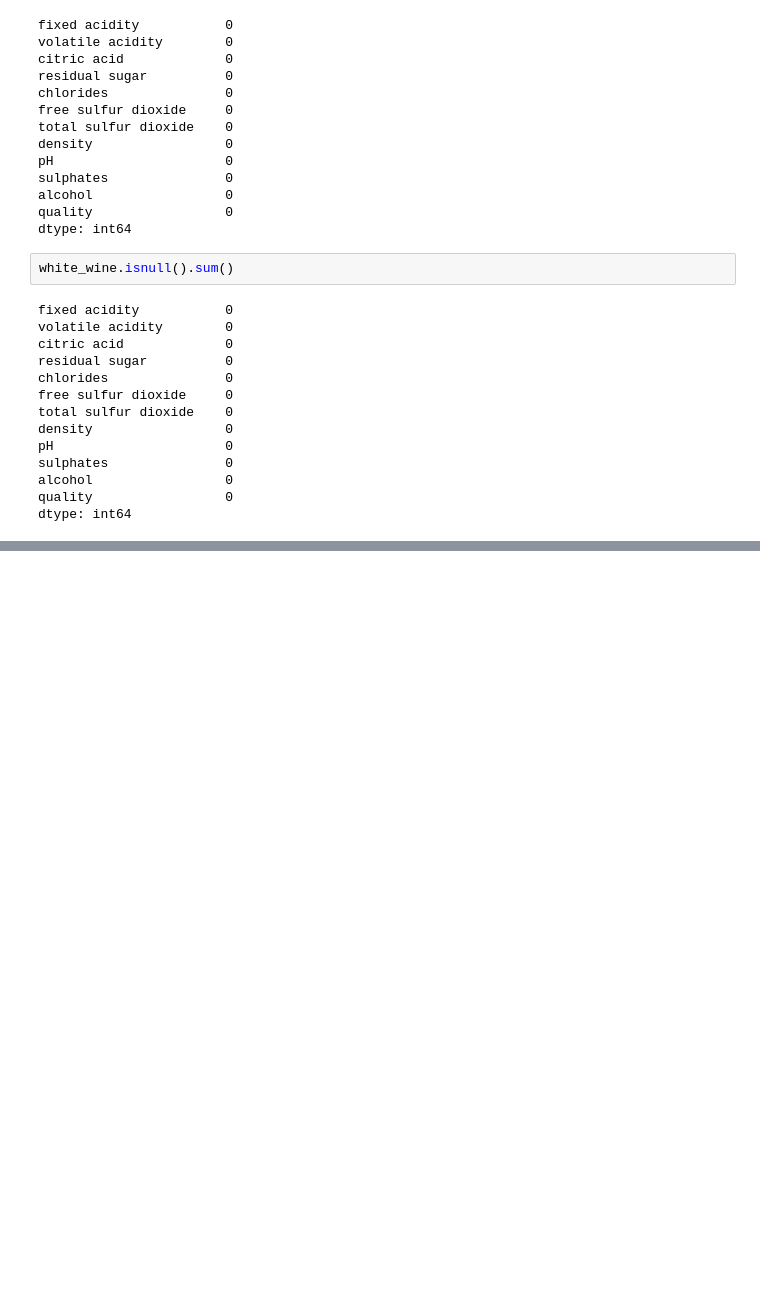
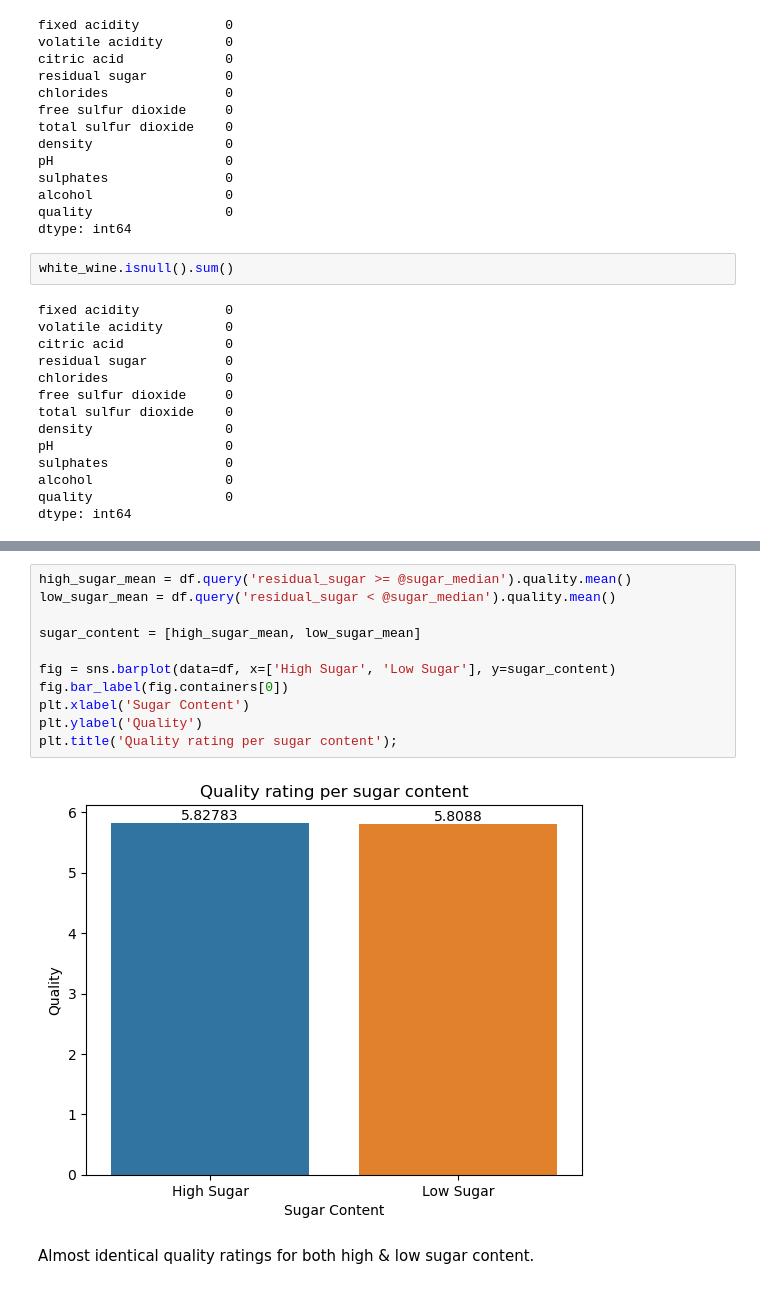
Before and after one commit to ahmed-abuelazm/wine_quality_data, a Jupyter notebook: analysis.ipynb, the cells around one changed output, grey strips where cells are left out. Drawn from its saved outputs; the diff is of its cells as text; blank space fills up the shorter version.

```diff
--- a/analysis.ipynb
+++ b/analysis.ipynb
@@ -124,0 +293,15 @@ dtype: int64
+# %%
+high_sugar_mean = df.query('residual_sugar >= @sugar_median').quality.mean()
+low_sugar_mean = df.query('residual_sugar < @sugar_median').quality.mean()
+
+sugar_content = [high_sugar_mean, low_sugar_mean]
+
+fig = sns.barplot(data=df, x=['High Sugar', 'Low Sugar'], y=sugar_content)
+fig.bar_label(fig.containers[0])
+plt.xlabel('Sugar Content')
+plt.ylabel('Quality')
+plt.title('Quality rating per sugar content');
+# %% [output]
+[figure, added]
+# %% [markdown]
+Almost identical quality ratings for both high & low sugar content.
```
Also changed, not shown: parts of 21 cells of this notebook.
